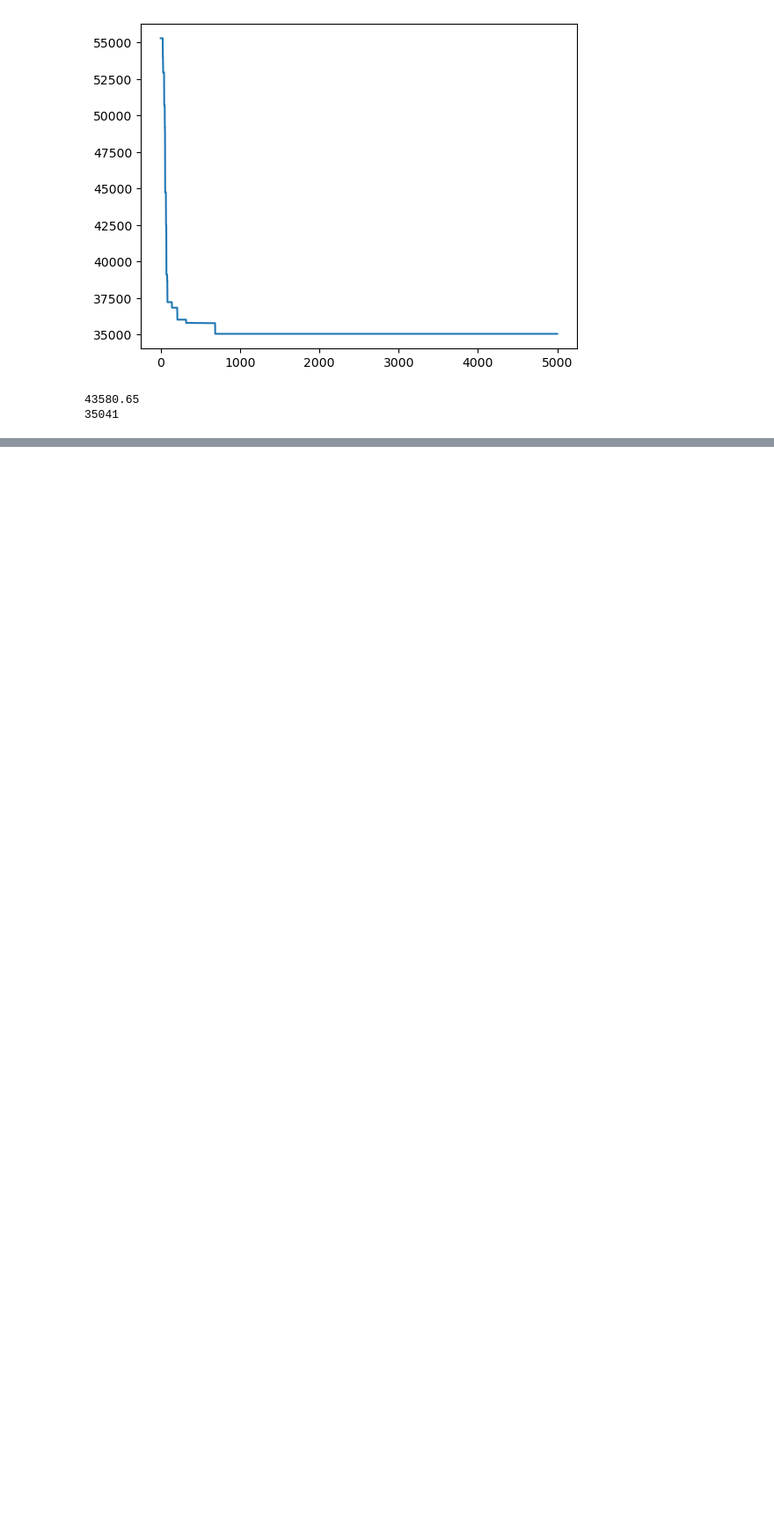
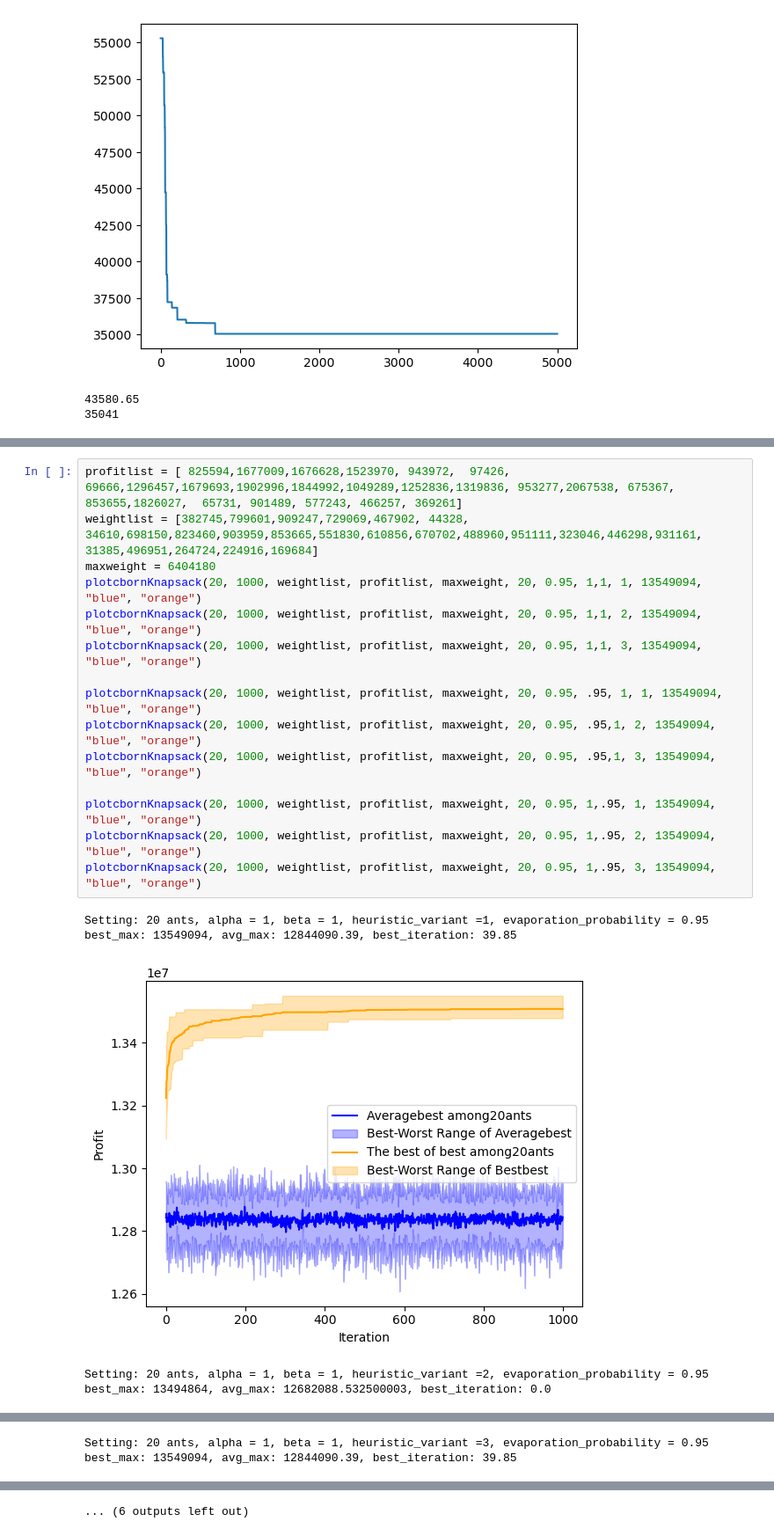
Before and after one commit to Lothe1/Heuristic_Optimization_-T1_2023-, a Jupyter notebook: AntColony.ipynb, the cells around one changed output, grey strips where cells are left out. Shown at 88% size. Saved outputs shown, nothing was run; the diff lists cells and outputs as text; blank space fills up the shorter version.

```diff
--- a/AntColony.ipynb
+++ b/AntColony.ipynb
@@ -263,0 +689,21 @@ print(data_set[1][4999])
+# %%
+profitlist = [ 825594,1677009,1676628,1523970, 943972,  97426,  69666,1296457,1679693,1902996,1844992,1049289,1252836,1319836, 953277,2067538, 675367, 853655,1826027,  65731, 901489, 577243, 466257, 369261]
+weightlist = [382745,799601,909247,729069,467902, 44328, 34610,698150,823460,903959,853665,551830,610856,670702,488960,951111,323046,446298,931161, 31385,496951,264724,224916,169684]
+maxweight = 6404180
+plotcbornKnapsack(20, 1000, weightlist, profitlist, maxweight, 20, 0.95, 1,1, 1, 13549094, "blue", "orange")
+plotcbornKnapsack(20, 1000, weightlist, profitlist, maxweight, 20, 0.95, 1,1, 2, 13549094, "blue", "orange")
+plotcbornKnapsack(20, 1000, weightlist, profitlist, maxweight, 20, 0.95, 1,1, 3, 13549094, "blue", "orange")
+
+plotcbornKnapsack(20, 1000, weightlist, profitlist, maxweight, 20, 0.95, .95, 1, 1, 13549094, "blue", "orange")
+plotcbornKnapsack(20, 1000, weightlist, profitlist, maxweight, 20, 0.95, .95,1, 2, 13549094, "blue", "orange")
+plotcbornKnapsack(20, 1000, weightlist, profitlist, maxweight, 20, 0.95, .95,1, 3, 13549094, "blue", "orange")
+
+plotcbornKnapsack(20, 1000, weightlist, profitlist, maxweight, 20, 0.95, 1,.95, 1, 13549094, "blue", "orange")
+plotcbornKnapsack(20, 1000, weightlist, profitlist, maxweight, 20, 0.95, 1,.95, 2, 13549094, "blue", "orange")
+plotcbornKnapsack(20, 1000, weightlist, profitlist, maxweight, 20, 0.95, 1,.95, 3, 13549094, "blue", "orange")
+# %% [output]
+Setting: 20 ants, alpha = 1, beta = 1, heuristic_variant =1, evaporation_probability = 0.95
+best_max: 13549094, avg_max: 12844090.39, best_iteration: 39.85
+[figure, added]
+Setting: 20 ants, alpha = 1, beta = 1, heuristic_variant =2, evaporation_probability = 0.95
+best_max: 13494864, avg_max: 12682088.532500003, best_iteration: 0.0
@@ -263,0 +711,2 @@ print(data_set[1][4999])
+Setting: 20 ants, alpha = 1, beta = 1, heuristic_variant =3, evaporation_probability = 0.95
+best_max: 13549094, avg_max: 12844090.39, best_iteration: 39.85
@@ -263,0 +723 @@ print(data_set[1][4999])
+... (6 outputs left out)
```
Also changed, not shown: parts of 13 cells of this notebook, 2 other files.
